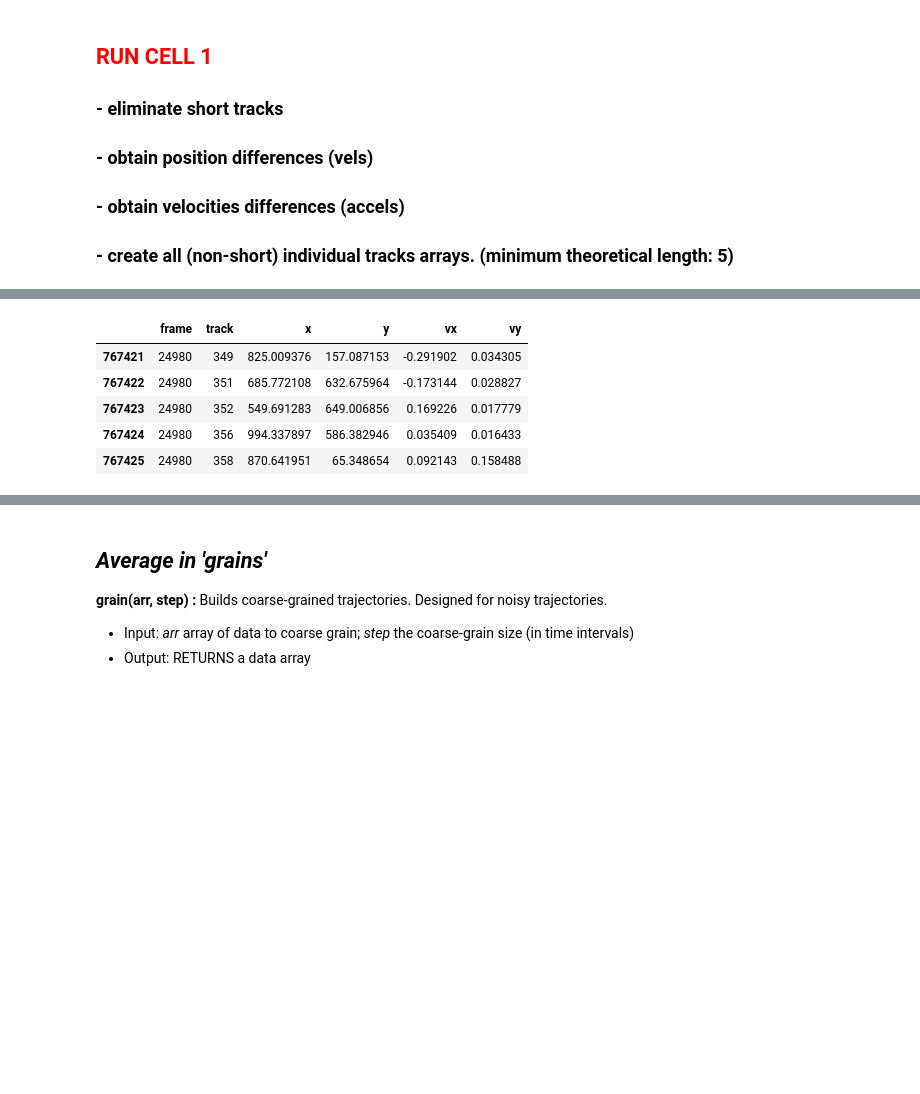
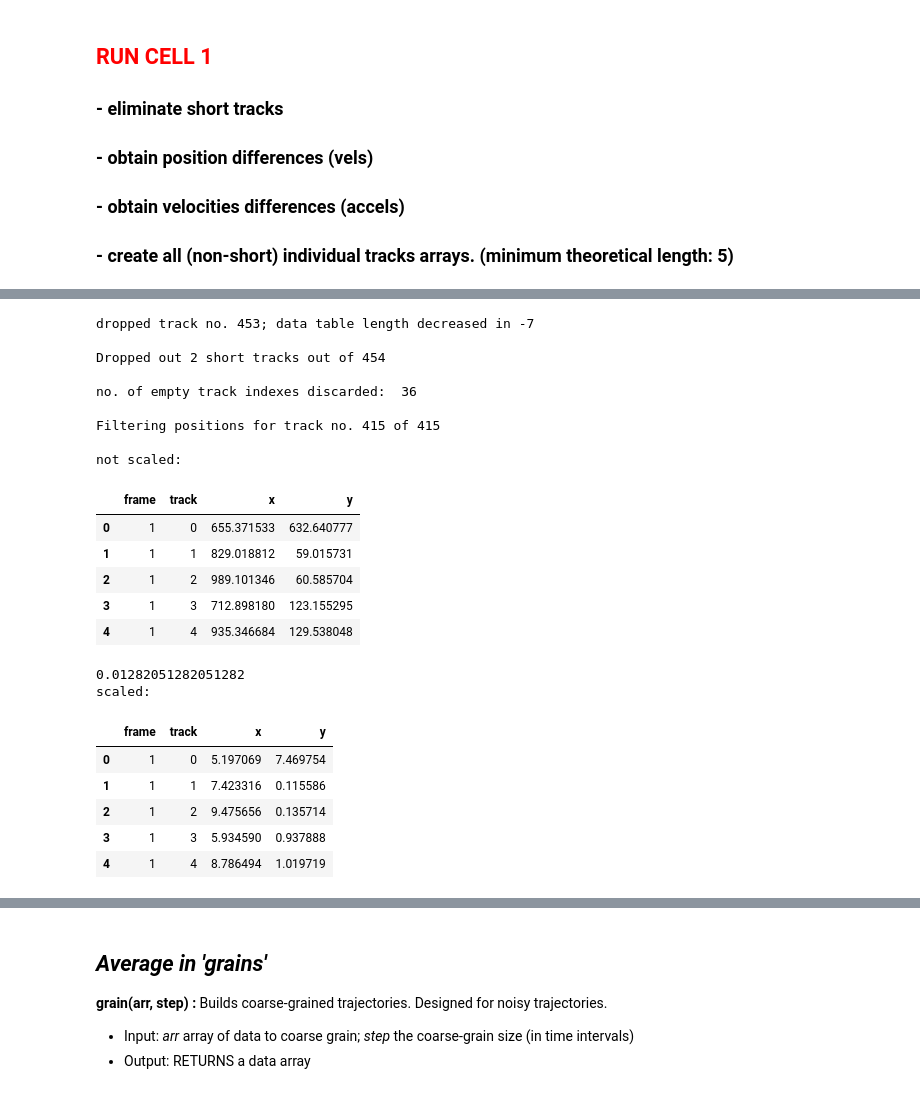
Before and after one commit to fvegar/Tracks, a Jupyter notebook: tracks_processing.ipynb, the cells around one changed output, grey strips where cells are left out. Drawn from its saved outputs; the diff is of its cells as text; code cells hidden in the pictures; blank space fills up the shorter version.

```diff
--- a/tracks_processing.ipynb
+++ b/tracks_processing.ipynb
@@ -412,9 +478,0 @@ diffs: 359 of 359 tracks
-# %%
-datos_50.tail()
-# %% [output]
-|  | frame | track | x | y | vx | vy |
-| 767421 | 24980 | 349 | 825.009376 | 157.087153 | -0.291902 | 0.034305 |
-| 767422 | 24980 | 351 | 685.772108 | 632.675964 | -0.173144 | 0.028827 |
-| 767423 | 24980 | 352 | 549.691283 | 649.006856 | 0.169226 | 0.017779 |
-| 767424 | 24980 | 356 | 994.337897 | 586.382946 | 0.035409 | 0.016433 |
-| 767425 | 24980 | 358 | 870.641951 | 65.348654 | 0.092143 | 0.158488 |
@@ -420,0 +481,64 @@ datos_50.tail()
+# %%
+# discard short tracks
+ishort = 10 # minimum length of kept tracks
+tracks_table[ishort] = short_drop(ishort,datos)
+tracks_orig, tracks_table[ishort] = reset_track_indexes(tracks_table[ishort]);
+iscaled = 0
+
+# (butterworth)-filter particle positions
+tracks_unfiltered, tracks_table[ishort] = \
+   filter_tracks_butter(0.8, 4, info.fps[0],tracks_table[ishort]);
+
+# calculate velocities for all tracks
+#tracks_table[ishort] = diffs('x','y','vx','vy', tracks_table[ishort]);
+
+#calculate accelerations for all tracks
+#tracks_table[ishort] = diffs('vx','vy','ax','ay', tracks_table[ishort]);
+
+# print table head
+print('not scaled: \n')
+display(HTML( tracks_table[ishort].head().to_html() ))
+
+
+# scale and re-position the system (left-bottom corner is (0,0))
+iscaled=0
+not_shifted, tracks_table[ishort] = \
+set_origin(np.min(datos.x),np.min(datos.y),tracks_table[ishort]) # re-position
+
+not_scaled, tracks_table[ishort] = \
+scale(info.particle_diameter_px[0], 10**3/info.fps[0], tracks_table[ishort]) # scale
+
+# print table head
+print('scaled: \n')
+display(HTML( tracks_table[ishort].head().to_html() ))
+
+
+## store tracks individually
+#tracks = all_tracks(tracks_table[ishort], True)
+#
+## store system (instantaneous) states individually
+#states = all_states(tracks_table[ishort])
+# %% [output]
+dropped track no. 453; data table length decreased in -7
+
+Dropped out 2 short tracks out of 454
+
+no. of empty track indexes discarded:  36
+
+Filtering positions for track no. 415 of 415
+
+not scaled:
+|  | frame | track | x | y |
+| 0 | 1 | 0 | 655.371533 | 632.640777 |
+| 1 | 1 | 1 | 829.018812 | 59.015731 |
+| 2 | 1 | 2 | 989.101346 | 60.585704 |
+| 3 | 1 | 3 | 712.898180 | 123.155295 |
+| 4 | 1 | 4 | 935.346684 | 129.538048 |
+0.01282051282051282
+scaled:
+|  | frame | track | x | y |
+| 0 | 1 | 0 | 5.197069 | 7.469754 |
+| 1 | 1 | 1 | 7.423316 | 0.115586 |
+| 2 | 1 | 2 | 9.475656 | 0.135714 |
+| 3 | 1 | 3 | 5.934590 | 0.937888 |
+| 4 | 1 | 4 | 8.786494 | 1.019719 |
```
Also changed, not shown: parts of 114 cells of this notebook.
